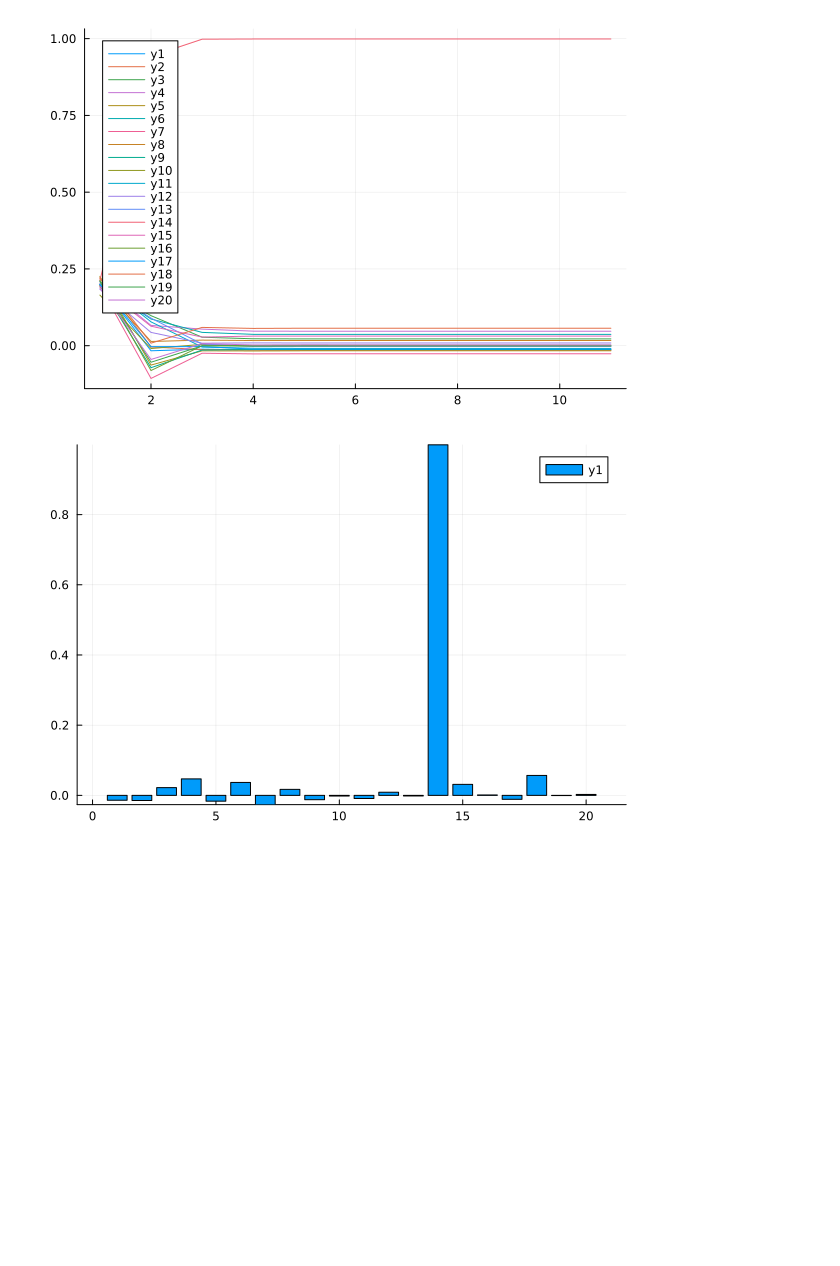
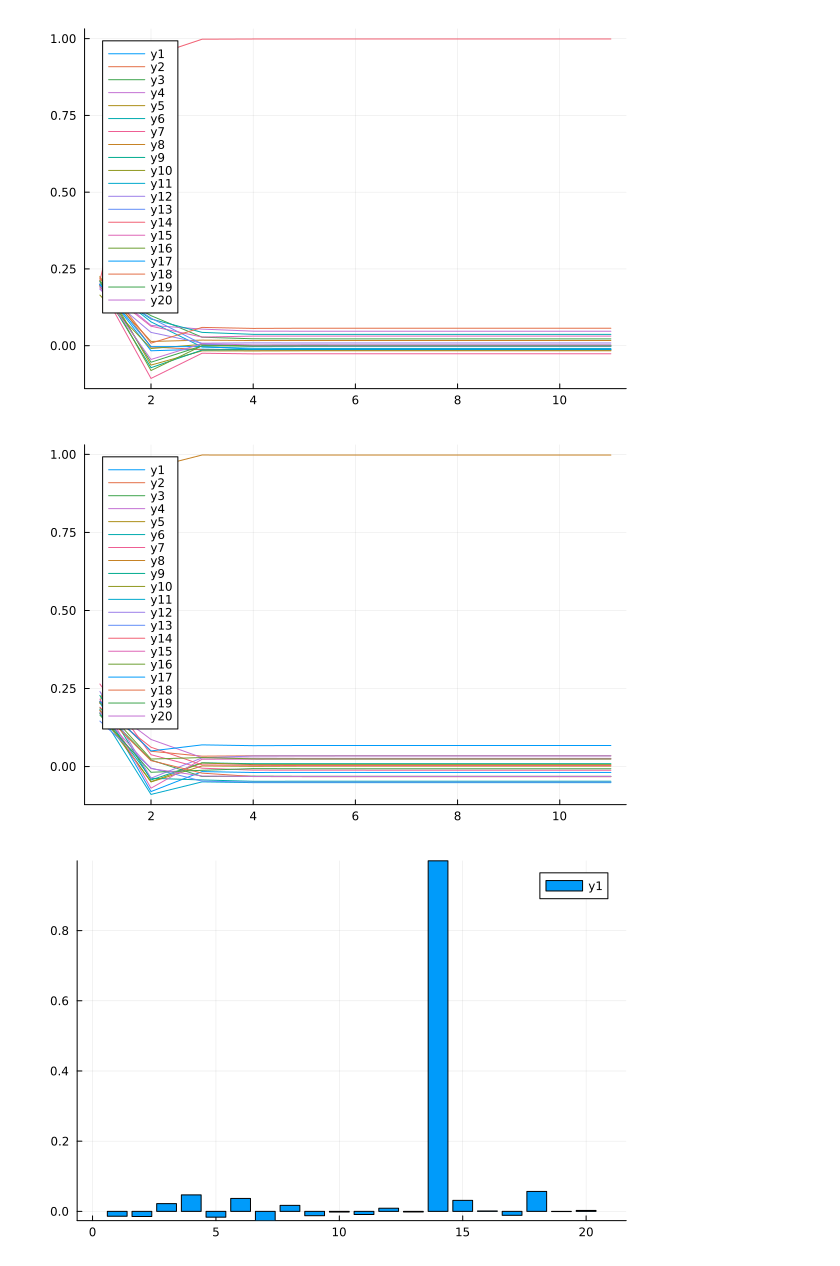
Before and after one commit to wilkieolin/phasor_julia, a Jupyter notebook: resonator.ipynb, the cells around one changed output. Cells and saved outputs as stored; diff of their text form; code cells hidden in the pictures; blank space fills up the shorter version.

```diff
--- a/resonator.ipynb
+++ b/resonator.ipynb
@@ -226,3 +197,5 @@ g = resonate(sym, 10, X_cb, Y_cb)
 xmapfn = x -> vec(similarity_outer(x[1:1,:], X_cb, dims=1))
 # %% [output]
 #77 (generic function with 1 method)
+# %%
+ymapfn = x -> vec(similarity_outer(x[2:2,:], Y_cb, dims=1))
@@ -249,7 +206,13 @@ xsims = cat(collect(map(xmapfn, g))..., dims=2)
+# %%
+ysims = cat(collect(map(ymapfn, g))..., dims=2);
 # %%
 plot(xsims')
 # %% [output]
 [figure]
+# %%
+plot(ysims')
+# %% [output]
+[figure, added]
 # %%
 plot(similarity_outer(g[end][1:1,:], X_cb, dims=1) |> vec)
 # %% [output]
```
Also changed, not shown: parts of 14 cells of this notebook.
